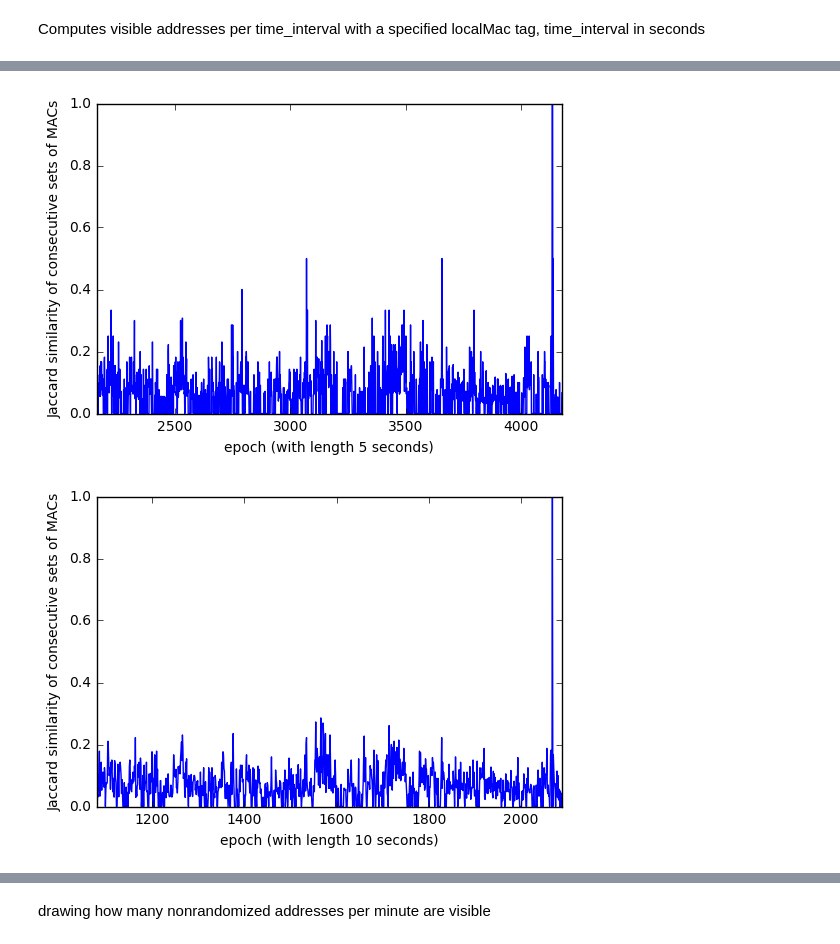
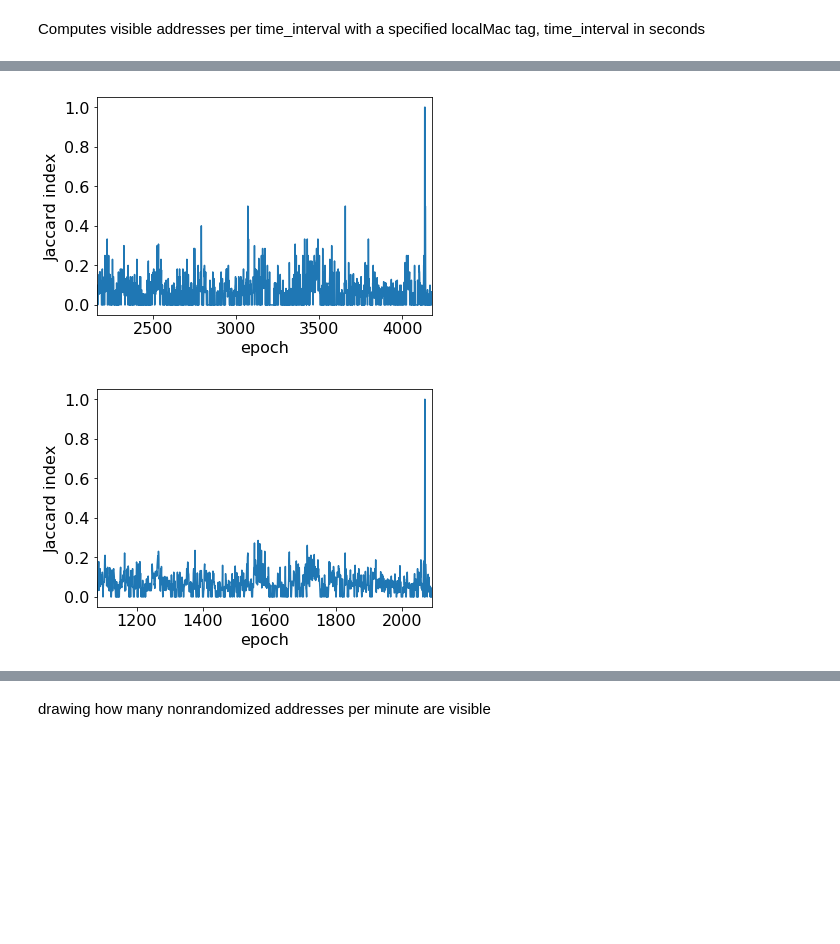
Before and after one commit to ArenA-Crowds/Crowds, a Jupyter notebook: ArenaDataAnalysis.ipynb, the cells around one changed output, grey strips where cells are left out. Cells and saved outputs as stored; diff of their text form; code cells hidden in the pictures; blank space fills up the shorter version.

```diff
--- a/ArenaDataAnalysis.ipynb
+++ b/ArenaDataAnalysis.ipynb
@@ -2,6 +2,9 @@
 Analysing fitted data : FirstTimeSeen, LastTimeSeen, Dwell Time, addresses detected per second/minute,  x and y coordinates through time
 # %% [markdown]
 Defining functions
+# %%
+import matplotlib.pyplot as plt
+plt.rcParams.update({'font.size': 16})
 # %%
 import json
 import math
@@ -55,7 +58,7 @@ Reading fitted data from the concert day
 # %%
 for i in [0]:
     data = []
-    with open("F:/ArenaData/arena_fits/2015-07-05.json") as f:
+    with open("/home/ubuntu/ArenaData/arena_fits/2015-07-05.json") as f:
     #with open("arena/2015-07-05_raw.json") as f:
         data = f.readlines()
 
@@ -408,37 +411,37 @@ plt.show()
 # %%
 #drawing similarities of consecutive sets of addresses.
 import matplotlib.pyplot as plt
 import numpy
 means = []
 errors = []
 intervals =[]
 x_min = 39 #49
 x_max = 54 #64
 y_min = -39 #-41
 y_max = -24 #-31
 for i in range(1,40):
     interval = i*5#in seconds
     intervals.append(interval)
     similarities = ComputeArrayOfJaccards(x_min, x_max, y_min, y_max, interval)
     if i < 10:
         plt.plot(similarities)
     min_x = int(3600*3.0/interval)
     max_x = int(3600*5.8/interval)
     meanSim = numpy.mean(similarities[min_x:max_x])
     stdSim = numpy.std(similarities[min_x:max_x])
     means.append(meanSim)
     errors.append(stdSim)
     #print(meanSim)
     #print(stdSim)
     if i < 3:
-        plt.ylabel('Jaccard similarity of consecutive sets of MACs')
-        plt.xlabel('epoch (with length ' + str(interval) + ' seconds)')
+        plt.ylabel('Jaccard index')
+        plt.xlabel('epoch')
         axes = plt.gca()
         axes.set_xlim([min_x, max_x])
         plt.show()
 # %% [output]
-[figure, old version]
+[figure, new version]
-[figure, old version]
+[figure, new version]
 # %%
 #plot the jaccard similarities
 
```
Also changed, not shown: parts of 13 cells of this notebook, 3 other files.
